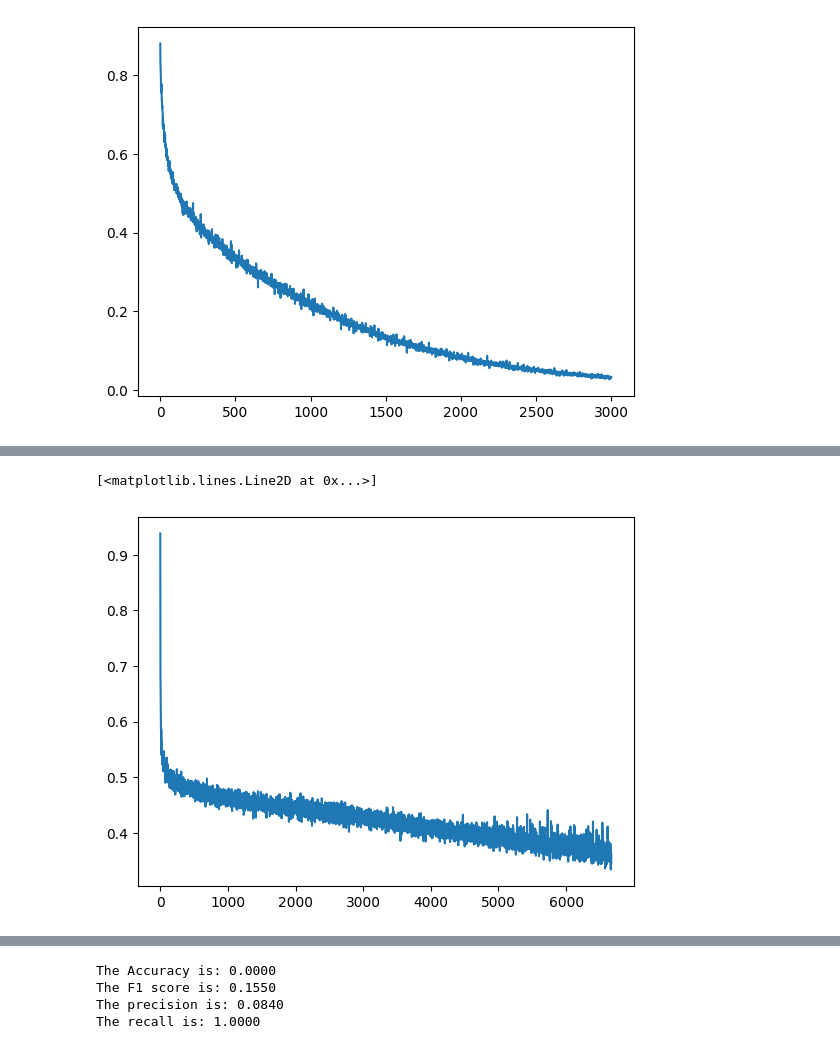
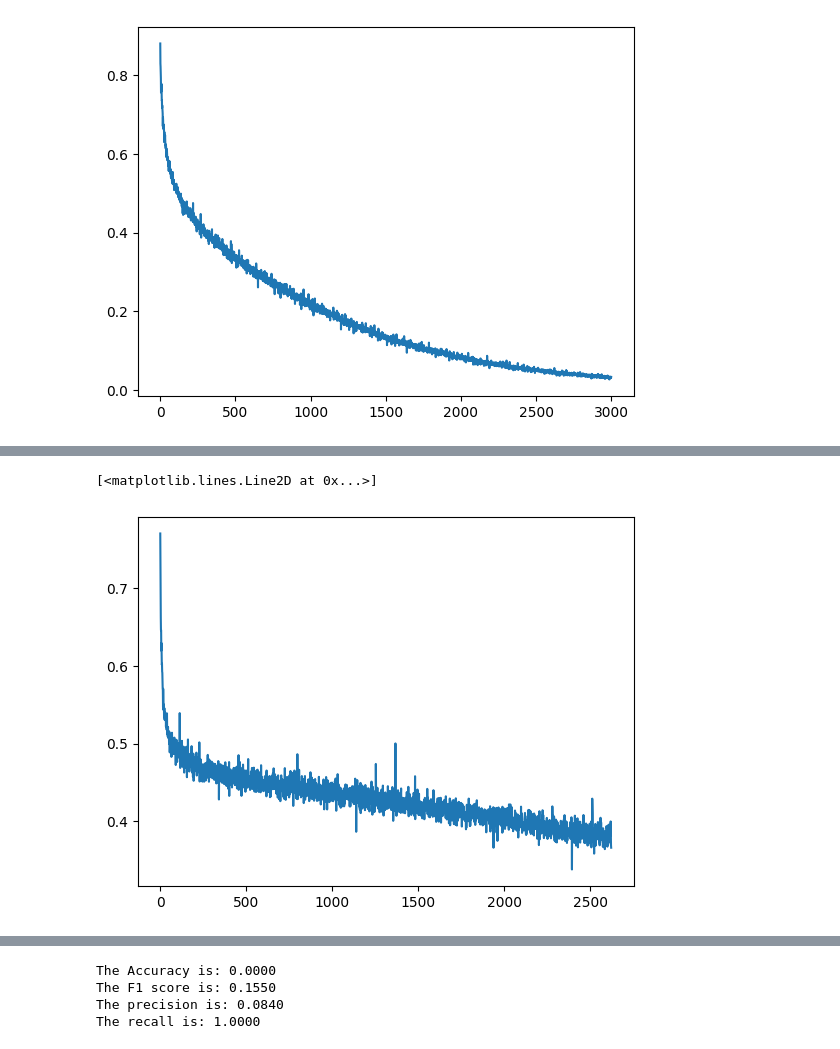
Before and after one commit to Ivonne320/ML_proj, a Jupyter notebook: project1/data_glance.ipynb, the cells around one changed output, grey strips where cells are left out. Cells and saved outputs as stored; diff of their text form; code cells hidden in the pictures.

```diff
--- a/project1/data_glance.ipynb
+++ b/project1/data_glance.ipynb
@@ -11,7 +11,7 @@ from implementations import *
 # %% [markdown]
 Procedure: 1. normalize coding for missing values: check each feature, assign NaN to values > 95% percentile. --> 2. check each row, drop the rows where over 50% of the features are NaN. Also remove the corresponding y  --> 3. Check each columns, drop the feature where over 50% of the rows are NaN or std == 0. Record the index for test set. --> 4. Handling NaN values: check for categorical feature (record the index), assign NaN to mean for non-categorical and majority label for categorial. --> 5. One-hot encoding for categorical data. --> 6. Standardize (skip categorical 0-1 columns)  --> 7. Regard a datapoint having more than 30% of the features with Z-score>2.5 as outliers, remove from x and corresponding y. --> 8. Data Augmentation --> 9. PCA
 # %%
-x_train, x_test, y_train, train_ids, test_ids = load_csv_data("./data/dataset_to_release", sub_sample=True)
+x_train, x_test, y_train, train_ids, test_ids = load_csv_data("./data/dataset_to_release", sub_sample=False)
 # %%
 print(x_train.shape)
 print(y_train.shape)
@@ -254,11 +254,11 @@ The recall is: 0.5217
 x_t, y_t, x_v, y_v = split_data(x_train_processed, y_train_processed, 0.8)
 x_t, y_t = data_augmentation(x_t, y_t)
 # x_t, _, _, _= pca(x_t, 100)
-nn = initialize_network(input_size=np.shape(x_t)[1], hidden_size1=400, hidden_size2=100, hidden_size3=40, output_size=1)
+nn = initialize_network(input_size=np.shape(x_t)[1], hidden_size1=512, hidden_size2=128, hidden_size3=32, output_size=1)
 nn_trained, loss = train(nn, x_t, y_t, x_v, y_v, learning_rate=0.05, epochs=1000, batch_size=4096)
-y_pred = predict_1(nn_trained,x_v)
-predict_acc_pure(y_pred, y_v)
-predict_f1_pure(y_pred, y_v)
+# y_pred = predict_1(nn_trained,x_v)
+# predict_acc_pure(y_pred, y_v)
+# predict_f1_pure(y_pred, y_v)
 plt.figure()
 plt.plot(loss)
 # %% [output]
@@ -282,3 +277,3 @@ The recall is: 0.8939
 [<matplotlib.lines.Line2D at 0x...>]
-[figure, old version]
+[figure, new version]
 # %%
```
Also changed, not shown: parts of 7 cells of this notebook, 5 other files.
